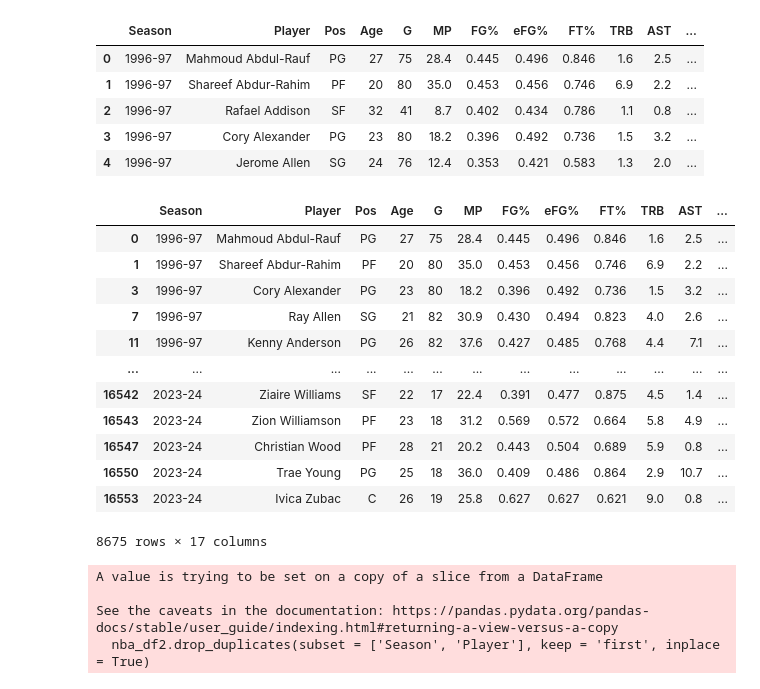
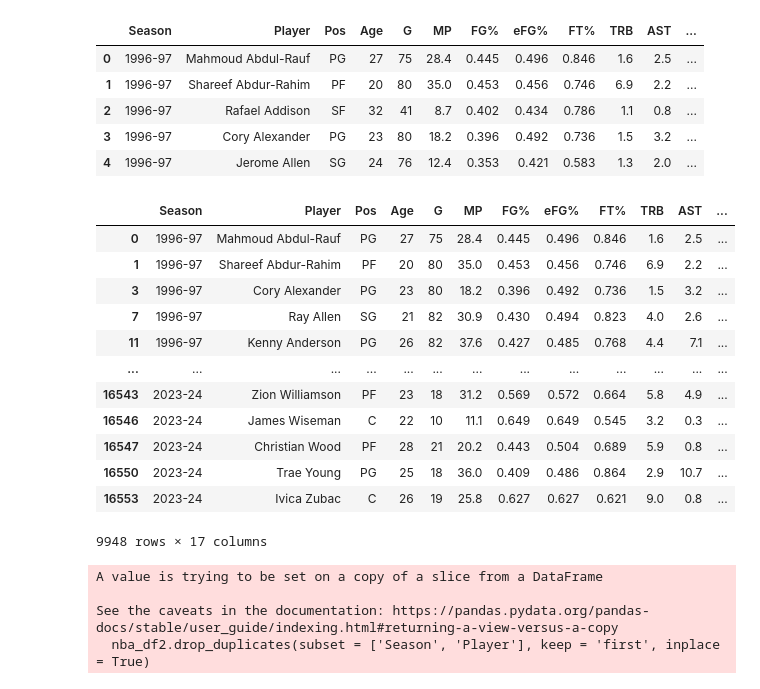
Before and after one commit to Hensonkk/Machine-Learning-NBA-MVP, a Jupyter notebook: NBA_data_preprocessing.ipynb, the cells around one changed output. Saved outputs shown, nothing was run; the diff lists cells and outputs as text; code cells hidden in the pictures.

```diff
--- a/NBA_data_preprocessing.ipynb
+++ b/NBA_data_preprocessing.ipynb
@@ -23,20 +29,22 @@ nba_df.head()
 | 3 | 1996-97 | Cory Alexander | PG | 23 | 80 | 18.2 | 0.396 | 0.492 | 0.736 | 1.5 | 3.2 | ... |
 | 4 | 1996-97 | Jerome Allen | SG | 24 | 76 | 12.4 | 0.353 | 0.421 | 0.583 | 1.3 | 2.0 | ... |
 # %%
-nba_df2 = nba_df[nba_df["PTS"] > 6]
+# Filter out players by only selecting the players who score more than 5 points a game.
+
+nba_df2 = nba_df[nba_df["PTS"] > 5]
 nba_df2
 # %% [output]
 |  | Season | Player | Pos | Age | G | MP | FG% | eFG% | FT% | TRB | AST | ... |
 | 0 | 1996-97 | Mahmoud Abdul-Rauf | PG | 27 | 75 | 28.4 | 0.445 | 0.496 | 0.846 | 1.6 | 2.5 | ... |
 | 1 | 1996-97 | Shareef Abdur-Rahim | PF | 20 | 80 | 35.0 | 0.453 | 0.456 | 0.746 | 6.9 | 2.2 | ... |
 | 3 | 1996-97 | Cory Alexander | PG | 23 | 80 | 18.2 | 0.396 | 0.492 | 0.736 | 1.5 | 3.2 | ... |
 | 7 | 1996-97 | Ray Allen | SG | 21 | 82 | 30.9 | 0.430 | 0.494 | 0.823 | 4.0 | 2.6 | ... |
 | 11 | 1996-97 | Kenny Anderson | PG | 26 | 82 | 37.6 | 0.427 | 0.485 | 0.768 | 4.4 | 7.1 | ... |
 | ... | ... | ... | ... | ... | ... | ... | ... | ... | ... | ... | ... | ... |
-| 16542 | 2023-24 | Ziaire Williams | SF | 22 | 17 | 22.4 | 0.391 | 0.477 | 0.875 | 4.5 | 1.4 | ... |
 | 16543 | 2023-24 | Zion Williamson | PF | 23 | 18 | 31.2 | 0.569 | 0.572 | 0.664 | 5.8 | 4.9 | ... |
+| 16546 | 2023-24 | James Wiseman | C | 22 | 10 | 11.1 | 0.649 | 0.649 | 0.545 | 3.2 | 0.3 | ... |
 | 16547 | 2023-24 | Christian Wood | PF | 28 | 21 | 20.2 | 0.443 | 0.504 | 0.689 | 5.9 | 0.8 | ... |
 | 16550 | 2023-24 | Trae Young | PG | 25 | 18 | 36.0 | 0.409 | 0.486 | 0.864 | 2.9 | 10.7 | ... |
 | 16553 | 2023-24 | Ivica Zubac | C | 26 | 19 | 25.8 | 0.627 | 0.627 | 0.621 | 9.0 | 0.8 | ... |
-8675 rows × 17 columns
+9948 rows × 17 columns
 # %%
```
Also changed, not shown: parts of 20 cells of this notebook, 4 other files.
